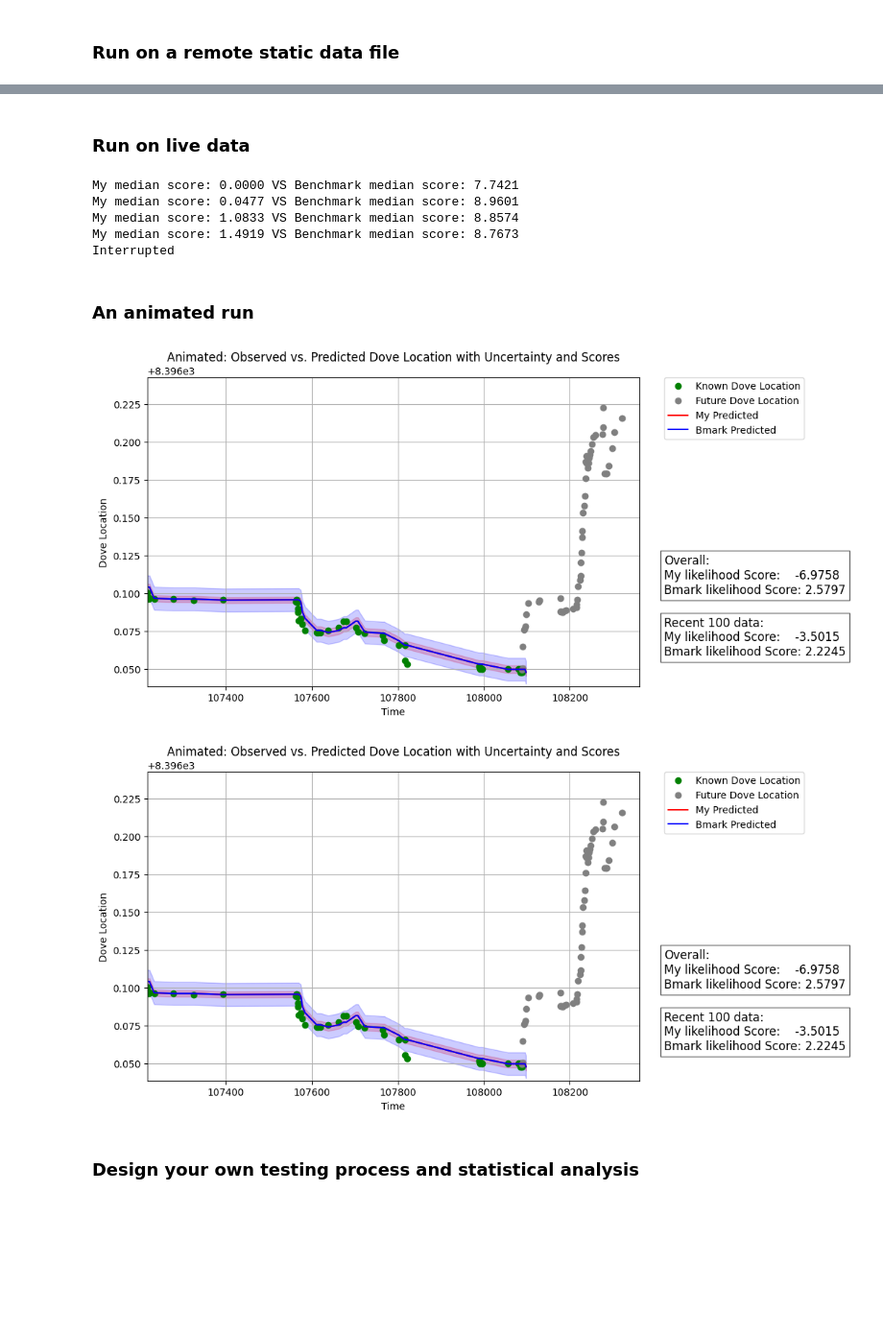
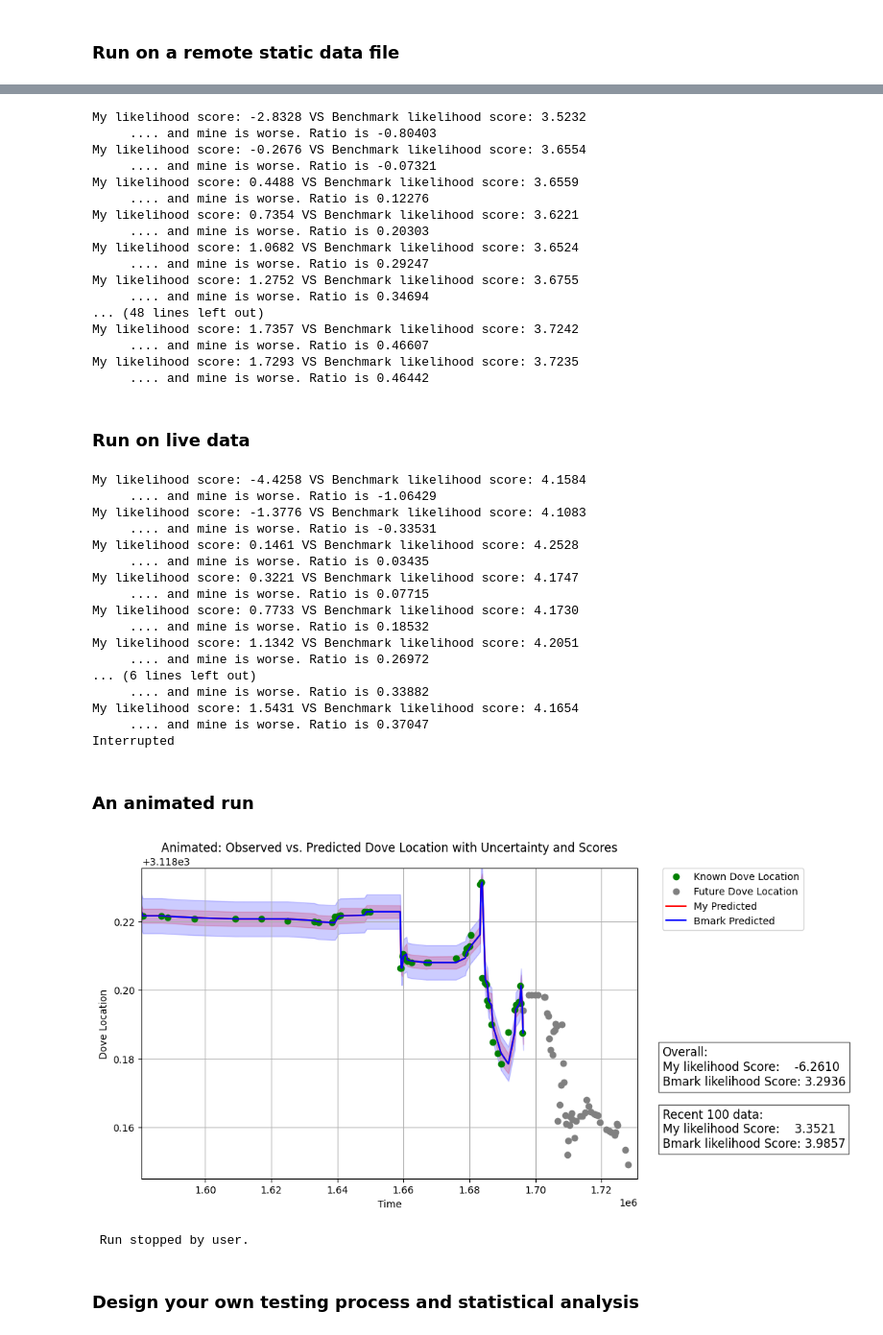
Before and after one commit to microprediction/birdgame, a Jupyter notebook: birdgame/examples/quickstarters/ngboost.ipynb, the cells around one changed output, grey strips where cells are left out. Shown at 96% size. Cells and saved outputs as stored; diff of their text form; code cells hidden in the pictures; blank space fills up the shorter version.

```diff
--- a/birdgame/examples/quickstarters/ngboost.ipynb
+++ b/birdgame/examples/quickstarters/ngboost.ipynb
@@ -254,5 +317,6 @@ class Constants:
     NUM_DATA_POINTS_MAX=1000
     WINDOW_SIZE = 5
     WARMUP_CUTOFF = 0
+    USE_THREADING=True # Set this to True for live data streams where each `tick()` and `predict()` call must complete within ~50 ms
 # %% [markdown]
 ### Run on a remote static data file
@@ -283,6 +323,39 @@ Interrupted
+# %%
+run_on_live_data = False
+Constants.USE_THREADING = run_on_live_data
+# do not use threading for static data, the stream advances much faster
+# than the training process, so asynchronous retraining would lag behind (or use time.sleep())
+
+# Initialize Tracker
+tracker = NGBoostTracker()
+
+# Run on remote data
+tracker.test_run(live=False)
+# %% [output]
+My likelihood score: -2.8328 VS Benchmark likelihood score: 3.5232
+     .... and mine is worse. Ratio is -0.80403
+My likelihood score: -0.2676 VS Benchmark likelihood score: 3.6554
+     .... and mine is worse. Ratio is -0.07321
+My likelihood score: 0.4488 VS Benchmark likelihood score: 3.6559
+     .... and mine is worse. Ratio is 0.12276
+My likelihood score: 0.7354 VS Benchmark likelihood score: 3.6221
+     .... and mine is worse. Ratio is 0.20303
+My likelihood score: 1.0682 VS Benchmark likelihood score: 3.6524
+     .... and mine is worse. Ratio is 0.29247
+My likelihood score: 1.2752 VS Benchmark likelihood score: 3.6755
+     .... and mine is worse. Ratio is 0.34694
+... (48 lines left out)
+My likelihood score: 1.7357 VS Benchmark likelihood score: 3.7242
+     .... and mine is worse. Ratio is 0.46607
+My likelihood score: 1.7293 VS Benchmark likelihood score: 3.7235
+     .... and mine is worse. Ratio is 0.46442
 # %% [markdown]
 ### Run on live data
 # %%
+run_on_live_data = True
+Constants.USE_THREADING = run_on_live_data
+
+
 # Initialize Tracker
 tracker = NGBoostTracker()
 
@@ -290,27 +363,46 @@ tracker = NGBoostTracker()
 tracker.test_run(live=True)
 # Interrupt cell to stop run
 # %% [output]
-My median score: 0.0000 VS Benchmark median score: 7.7421
-My median score: 0.0477 VS Benchmark median score: 8.9601
-My median score: 1.0833 VS Benchmark median score: 8.8574
-My median score: 1.4919 VS Benchmark median score: 8.7673
+My likelihood score: -4.4258 VS Benchmark likelihood score: 4.1584
+     .... and mine is worse. Ratio is -1.06429
+My likelihood score: -1.3776 VS Benchmark likelihood score: 4.1083
+     .... and mine is worse. Ratio is -0.33531
+My likelihood score: 0.1461 VS Benchmark likelihood score: 4.2528
+     .... and mine is worse. Ratio is 0.03435
+My likelihood score: 0.3221 VS Benchmark likelihood score: 4.1747
+     .... and mine is worse. Ratio is 0.07715
+My likelihood score: 0.7733 VS Benchmark likelihood score: 4.1730
+     .... and mine is worse. Ratio is 0.18532
+My likelihood score: 1.1342 VS Benchmark likelihood score: 4.2051
+     .... and mine is worse. Ratio is 0.26972
+... (6 lines left out)
+     .... and mine is worse. Ratio is 0.33882
+My likelihood score: 1.5431 VS Benchmark likelihood score: 4.1654
+     .... and mine is worse. Ratio is 0.37047
 Interrupted
 # %% [markdown]
 ### An animated run
 # %%
 %matplotlib inline
 from IPython.display import HTML
 
+run_on_live_data = False
+Constants.USE_THREADING = run_on_live_data
+
 tracker = NGBoostTracker()
 
-animated = tracker.test_run_animated(live=False, from_notebook=True)
+try:
+    animated = tracker.test_run_animated(live=run_on_live_data, from_notebook=True)
 
-# Display animation in notebook
-HTML(animated.to_jshtml())
+    # Display animation in notebook
+    HTML(animated.to_jshtml())
+
+except KeyboardInterrupt:
+    print("\n Run stopped by user.")
 # Interrupt cell to stop run
 # %% [output]
-[figure, old version]
+[figure, new version]
-[figure, removed]
+ Run stopped by user.
 # %% [markdown]
 ### Design your own testing process and statistical analysis
 # %%
```
Also changed, not shown: parts of 6 cells of this notebook, 3 other files.
